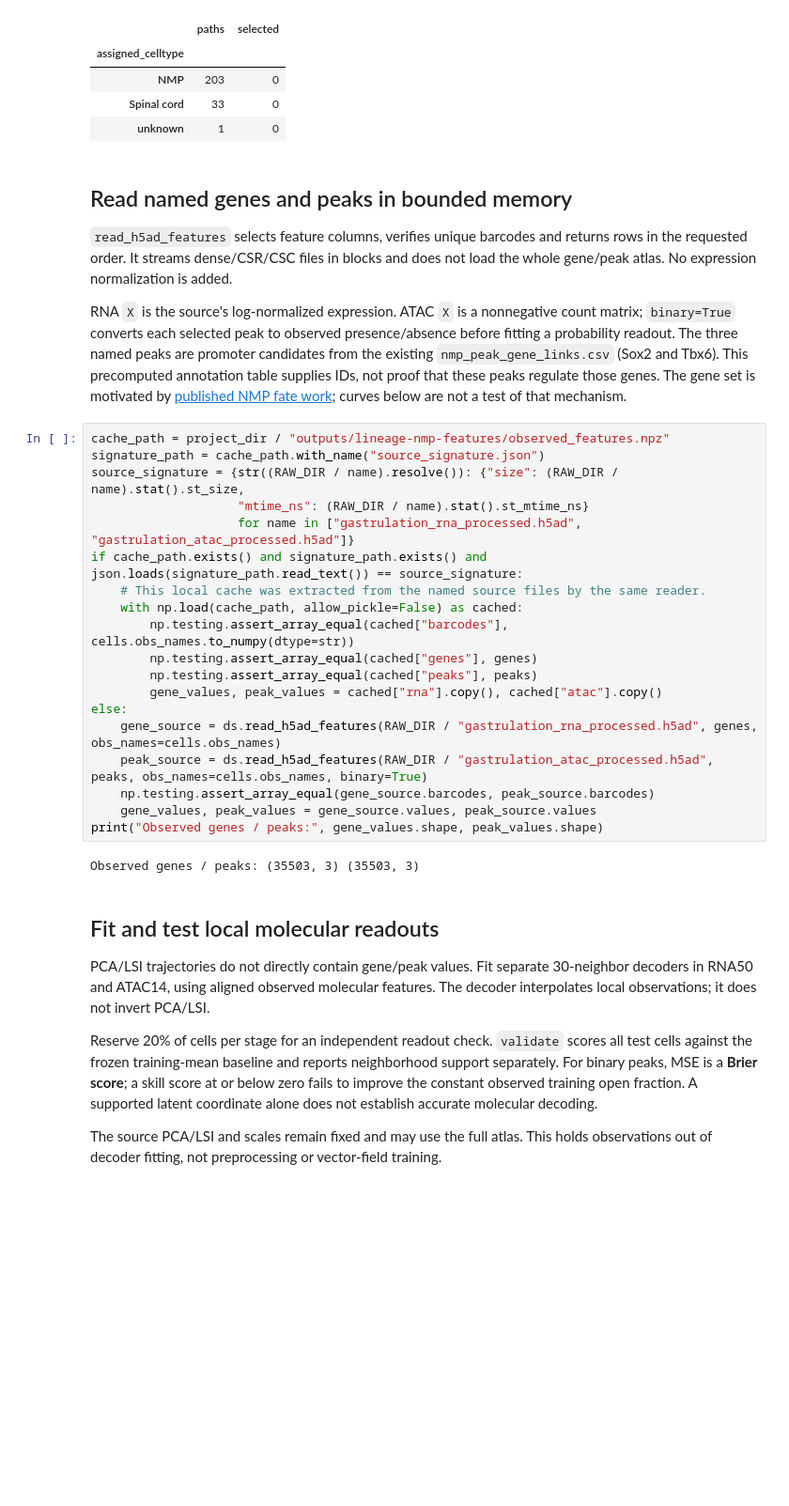
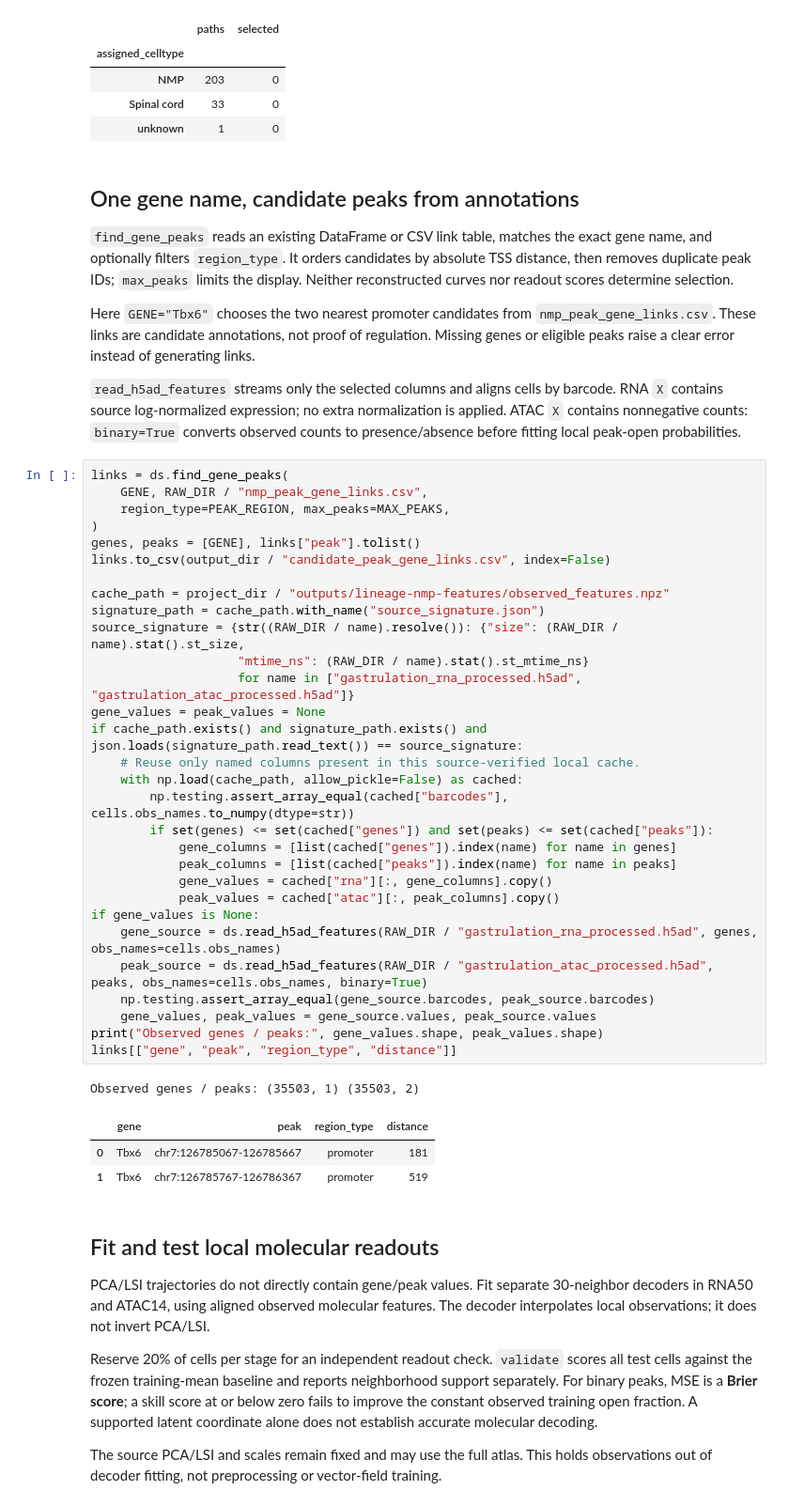
Before and after one commit to shankswang953/COATI, a Jupyter notebook: docs/tutorials/09_lineage_features.ipynb, the cells around one changed output. Shown at 94% size. Saved outputs shown, nothing was run; the diff lists cells and outputs as text; blank space fills up the shorter version.

```diff
--- a/docs/tutorials/09_lineage_features.ipynb
+++ b/docs/tutorials/09_lineage_features.ipynb
@@ -81,32 +82,48 @@ Empirical terminal support distance: 0.7834917716195413
 | Spinal cord | 33 | 0 |
 | unknown | 1 | 0 |
 # %% [markdown]
-## Read named genes and peaks in bounded memory
+## One gene name, candidate peaks from annotations
 
-`read_h5ad_features` selects feature columns, verifies unique barcodes and returns rows in the requested order. It streams dense/CSR/CSC files in blocks and does not load the whole gene/peak atlas. No expression normalization is added.
+`find_gene_peaks` reads an existing DataFrame or CSV link table, matches the exact gene name, and optionally filters `region_type`. It orders candidates by absolute TSS distance, then removes duplicate peak IDs; `max_peaks` limits the display. Neither reconstructed curves nor readout scores determine selection.
 
-RNA `X` is the source's log-normalized expression. ATAC `X` is a nonnegative count matrix; `binary=True` converts each selected peak to observed presence/absence before fitting a probability readout. The three named peaks are promoter candidates from the existing `nmp_peak_gene_links.csv` (Sox2 and Tbx6). This precomputed annotation table supplies IDs, not proof that these peaks regulate those genes. The gene set is motivated by [published NMP fate work](https://pubmed.ncbi.nlm.nih.gov/28826820/); curves below are not a test of that mechanism.
+Here `GENE="Tbx6"` chooses the two nearest promoter candidates from `nmp_peak_gene_links.csv`. These links are candidate annotations, not proof of regulation. Missing genes or eligible peaks raise a clear error instead of generating links.
+
+`read_h5ad_features` streams only the selected columns and aligns cells by barcode. RNA `X` contains source log-normalized expression; no extra normalization is applied. ATAC `X` contains nonnegative counts: `binary=True` converts observed counts to presence/absence before fitting local peak-open probabilities.
 # %%
+links = ds.find_gene_peaks(
+    GENE, RAW_DIR / "nmp_peak_gene_links.csv",
+    region_type=PEAK_REGION, max_peaks=MAX_PEAKS,
+)
+genes, peaks = [GENE], links["peak"].tolist()
+links.to_csv(output_dir / "candidate_peak_gene_links.csv", index=False)
+
 cache_path = project_dir / "outputs/lineage-nmp-features/observed_features.npz"
 signature_path = cache_path.with_name("source_signature.json")
 source_signature = {str((RAW_DIR / name).resolve()): {"size": (RAW_DIR / name).stat().st_size,
                     "mtime_ns": (RAW_DIR / name).stat().st_mtime_ns}
                     for name in ["gastrulation_rna_processed.h5ad", "gastrulation_atac_processed.h5ad"]}
+gene_values = peak_values = None
 if cache_path.exists() and signature_path.exists() and json.loads(signature_path.read_text()) == source_signature:
-    # This local cache was extracted from the named source files by the same reader.
+    # Reuse only named columns present in this source-verified local cache.
     with np.load(cache_path, allow_pickle=False) as cached:
         np.testing.assert_array_equal(cached["barcodes"], cells.obs_names.to_numpy(dtype=str))
-        np.testing.assert_array_equal(cached["genes"], genes)
-        np.testing.assert_array_equal(cached["peaks"], peaks)
-        gene_values, peak_values = cached["rna"].copy(), cached["atac"].copy()
-else:
+        if set(genes) <= set(cached["genes"]) and set(peaks) <= set(cached["peaks"]):
+            gene_columns = [list(cached["genes"]).index(name) for name in genes]
+            peak_columns = [list(cached["peaks"]).index(name) for name in peaks]
+            gene_values = cached["rna"][:, gene_columns].copy()
+            peak_values = cached["atac"][:, peak_columns].copy()
+if gene_values is None:
     gene_source = ds.read_h5ad_features(RAW_DIR / "gastrulation_rna_processed.h5ad", genes, obs_names=cells.obs_names)
     peak_source = ds.read_h5ad_features(RAW_DIR / "gastrulation_atac_processed.h5ad", peaks, obs_names=cells.obs_names, binary=True)
     np.testing.assert_array_equal(gene_source.barcodes, peak_source.barcodes)
     gene_values, peak_values = gene_source.values, peak_source.values
 print("Observed genes / peaks:", gene_values.shape, peak_values.shape)
+links[["gene", "peak", "region_type", "distance"]]
 # %% [output]
-Observed genes / peaks: (35503, 3) (35503, 3)
+Observed genes / peaks: (35503, 1) (35503, 2)
+|  | gene | peak | region_type | distance |
+| 0 | Tbx6 | chr7:126785067-126785667 | promoter | 181 |
+| 1 | Tbx6 | chr7:126785767-126786367 | promoter | 519 |
 # %% [markdown]
 ## Fit and test local molecular readouts
 
```
Also changed, not shown: parts of 13 cells of this notebook, 8 other files.
